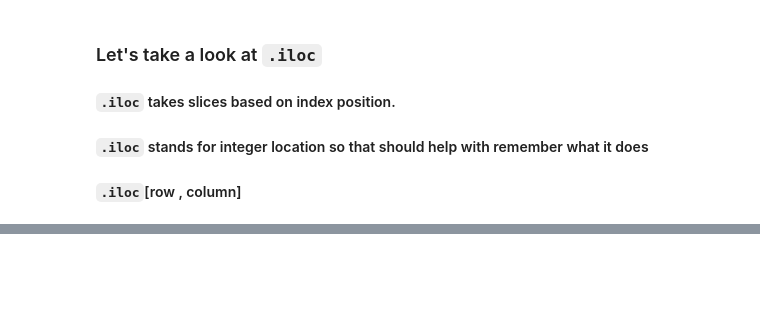
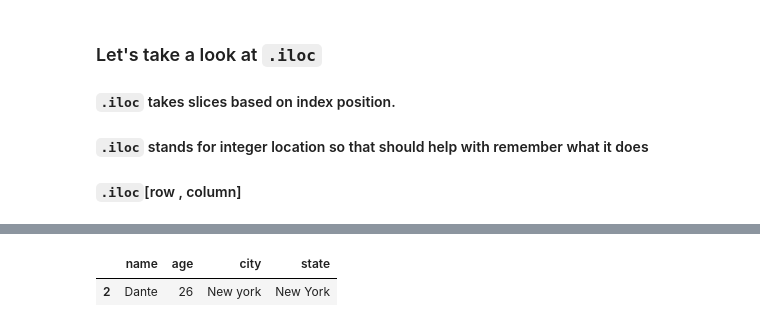
Before and after one commit to learn-co-students/Loading_Data_in_Pandas, a Jupyter notebook: libraries_numpy_pandas-SOLUTION.ipynb, the cells around one changed output, grey strips where cells are left out. Saved outputs shown, nothing was run; the diff lists cells and outputs as text; code cells hidden in the pictures; blank space fills up the shorter version.

Commit message:
adding solution notebooks

```diff
--- a/libraries_numpy_pandas-SOLUTION.ipynb
+++ b/libraries_numpy_pandas-SOLUTION.ipynb
@@ -986,4 +940,8 @@ students_df.loc[(students_df['age'] == '21') &
 # %%
+#SOLUTION
 # What should be returned?
-students_df.loc[(students_df['age'] == '35') &
-                (students_df['city'] == 'Atlanta')]
+students_df.loc[(students_df['age'] == '26') &
+                (students_df['state'] == 'New York')]
+# %% [output]
+|  | name | age | city | state |
+| 2 | Dante | 26 | New york | New York |
```
Also changed, not shown: parts of 111 cells of this notebook, 1 other file.
